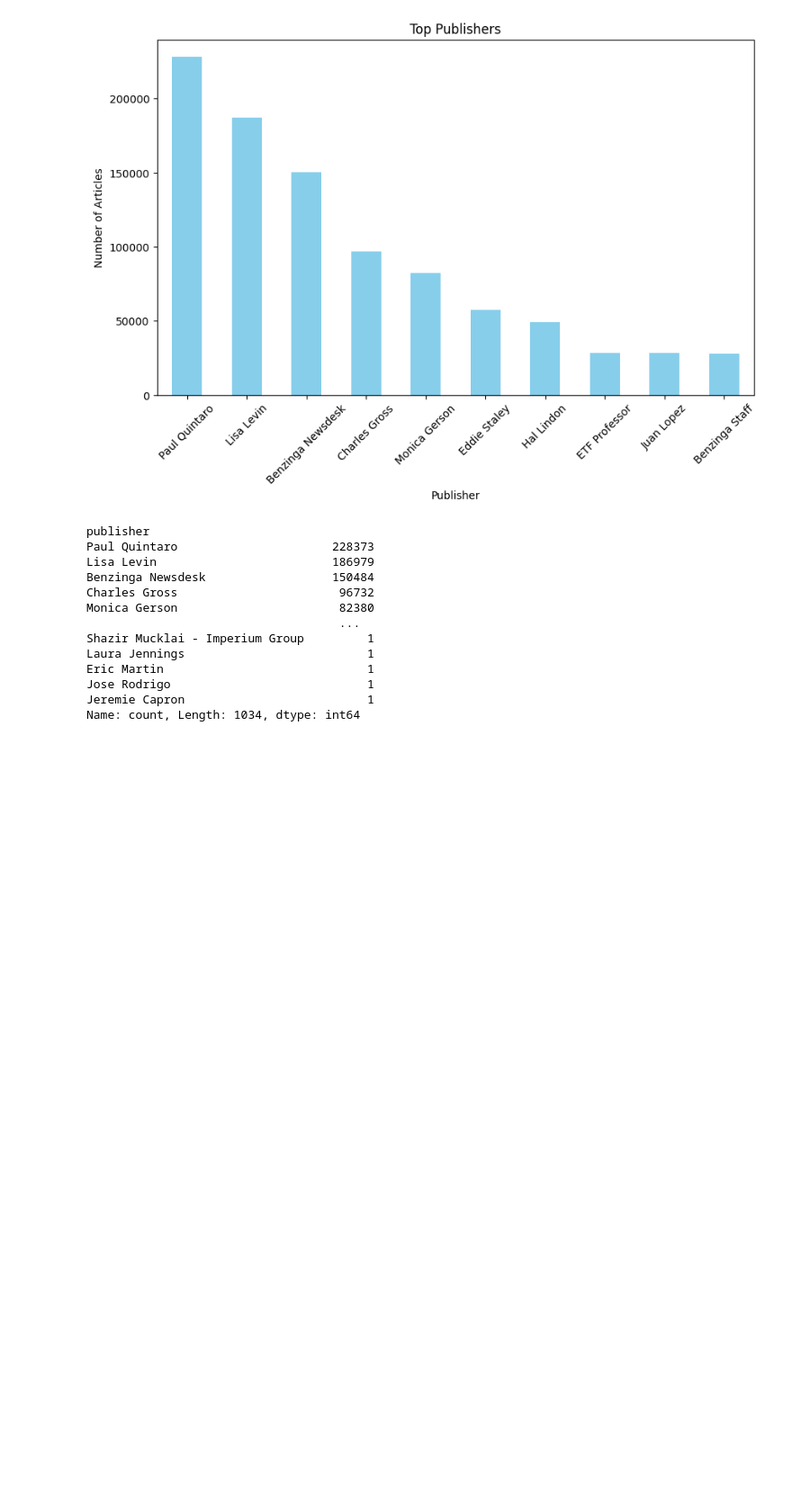
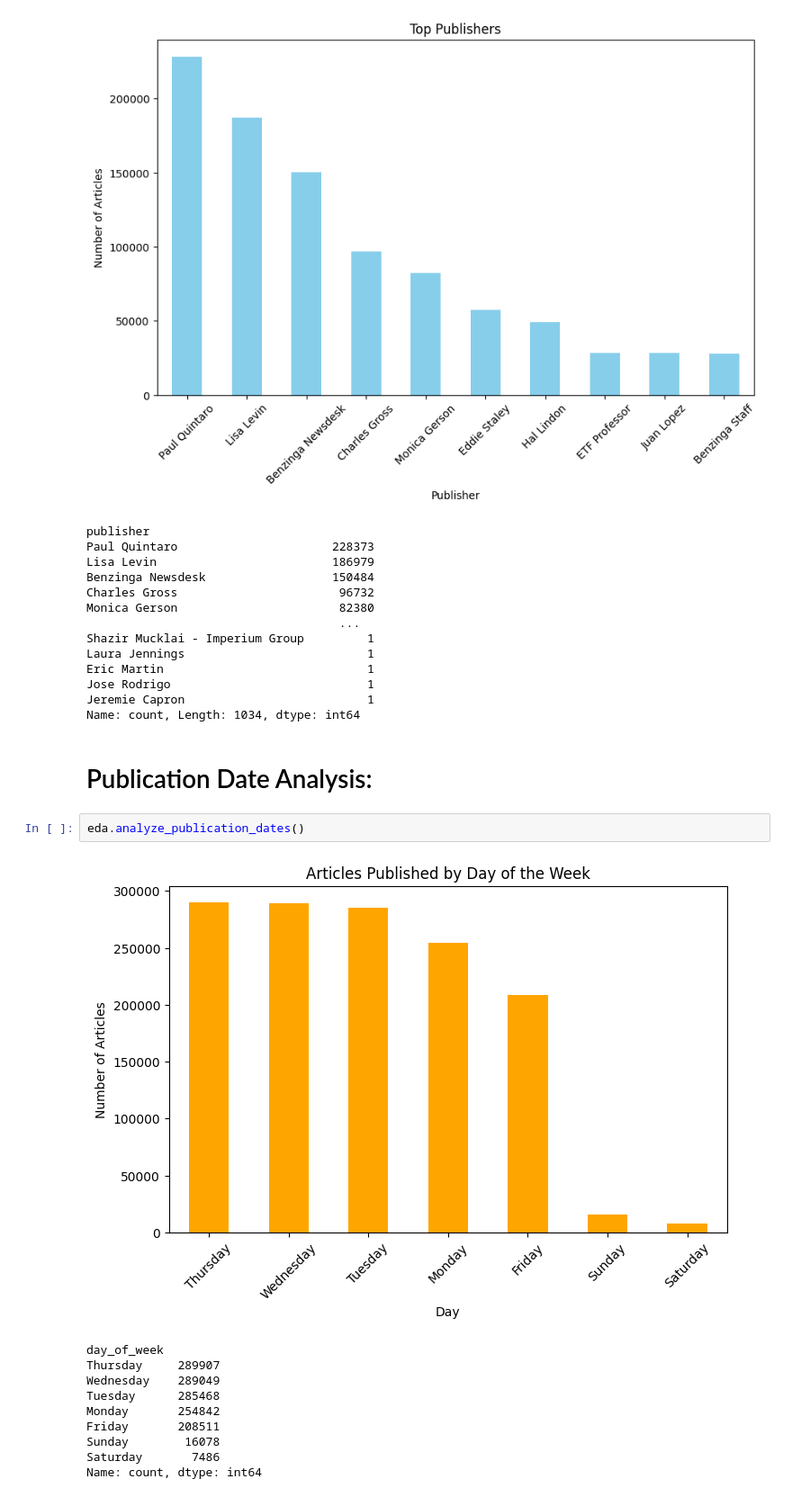
Before and after one commit to HabibiGirum/Stock_Market_Insights_From_Financial_news, a Jupyter notebook: notebooks/stock_analysis.ipynb, the cells around one changed output. Shown at 90% size. Drawn from its saved outputs; the diff is of its cells as text; blank space fills up the shorter version.

Commit message:
publication analysis and sentiment analysis

```diff
--- a/notebooks/stock_analysis.ipynb
+++ b/notebooks/stock_analysis.ipynb
@@ -53,3 +53,18 @@ Eric Martin                             1
 Jose Rodrigo                            1
 Jeremie Capron                          1
 Name: count, Length: 1034, dtype: int64
+# %% [markdown]
+# Publication Date Analysis:
+# %%
+eda.analyze_publication_dates()
+# %% [output]
+[figure, added]
+day_of_week
+Thursday     289907
+Wednesday    289049
+Tuesday      285468
+Monday       254842
+Friday       208511
+Sunday        16078
+Saturday       7486
+Name: count, dtype: int64
```
Also changed, not shown: parts of 2 cells of this notebook, 1 other file.
